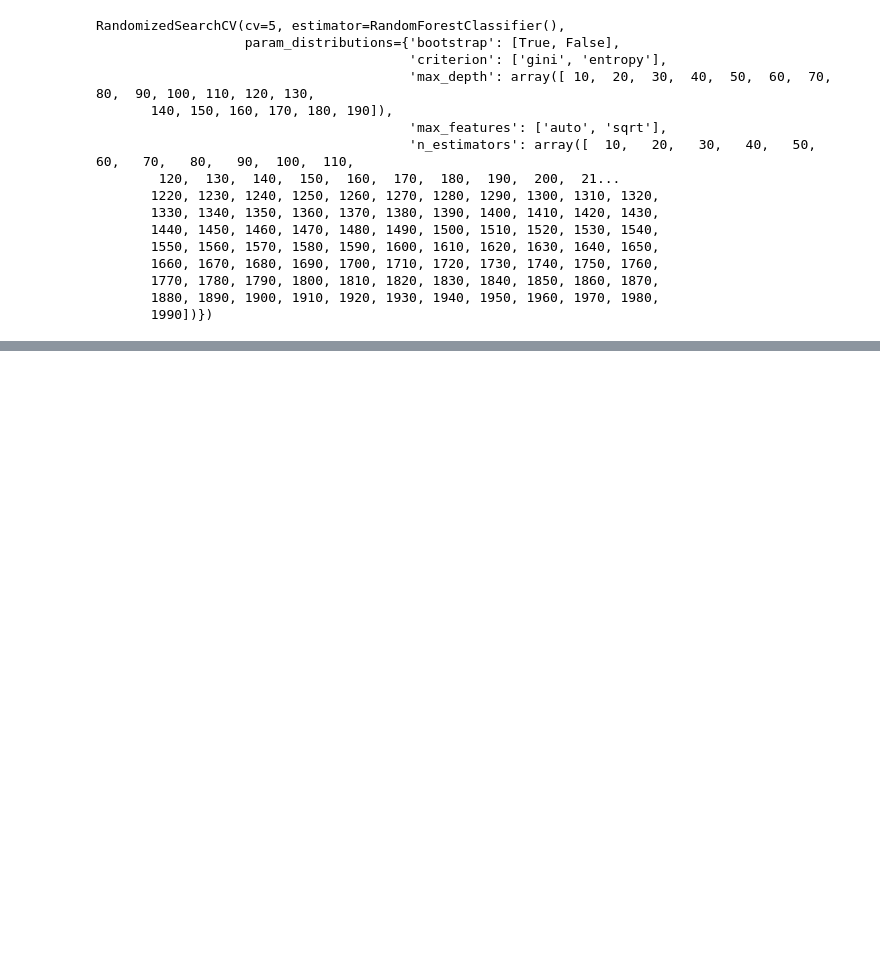
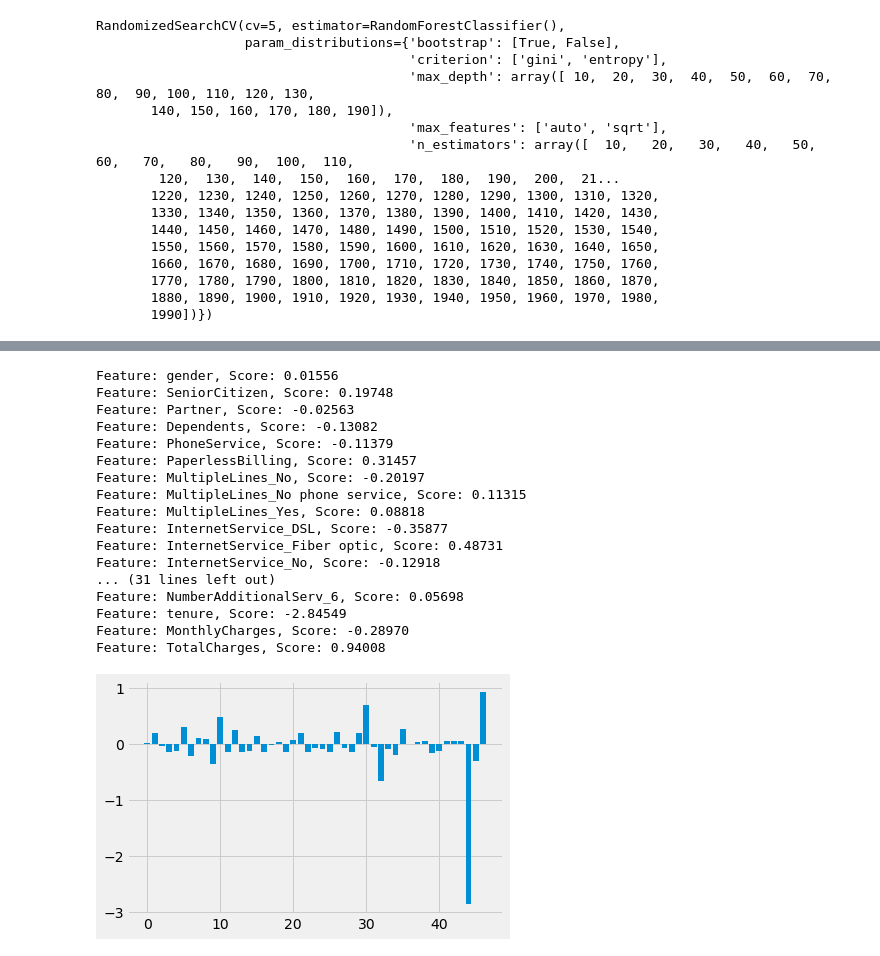
Before and after one commit to PSwiecicki/wsiz-zal-interfejsy-bigdata, a Jupyter notebook: analiza duzych zbiorow danych.ipynb, the cells around one changed output, grey strips where cells are left out. Cells and saved outputs as stored; diff of their text form; code cells hidden in the pictures; blank space fills up the shorter version.

```diff
--- a/analiza duzych zbiorow danych.ipynb
+++ b/analiza duzych zbiorow danych.ipynb
@@ -376,0 +395,28 @@ Random Forest - najlepsze parametry:  {'n_estimators': 1530, 'max_features': 'sq
+# %%
+importance = logreg.coef_[0]
+name = x1.columns.values.tolist()
+# summarize feature importance
+for i,v in enumerate(importance):
+    print('Feature: %0s, Score: %.5f' % (name[i],v))
+# plot feature importance
+plt.bar([x for x in range(len(importance))], importance)
+plt.show()
+# %% [output]
+Feature: gender, Score: 0.01556
+Feature: SeniorCitizen, Score: 0.19748
+Feature: Partner, Score: -0.02563
+Feature: Dependents, Score: -0.13082
+Feature: PhoneService, Score: -0.11379
+Feature: PaperlessBilling, Score: 0.31457
+Feature: MultipleLines_No, Score: -0.20197
+Feature: MultipleLines_No phone service, Score: 0.11315
+Feature: MultipleLines_Yes, Score: 0.08818
+Feature: InternetService_DSL, Score: -0.35877
+Feature: InternetService_Fiber optic, Score: 0.48731
+Feature: InternetService_No, Score: -0.12918
+... (31 lines left out)
+Feature: NumberAdditionalServ_6, Score: 0.05698
+Feature: tenure, Score: -2.84549
+Feature: MonthlyCharges, Score: -0.28970
+Feature: TotalCharges, Score: 0.94008
+[figure, added]
```
Also changed, not shown: parts of 5 cells of this notebook.
